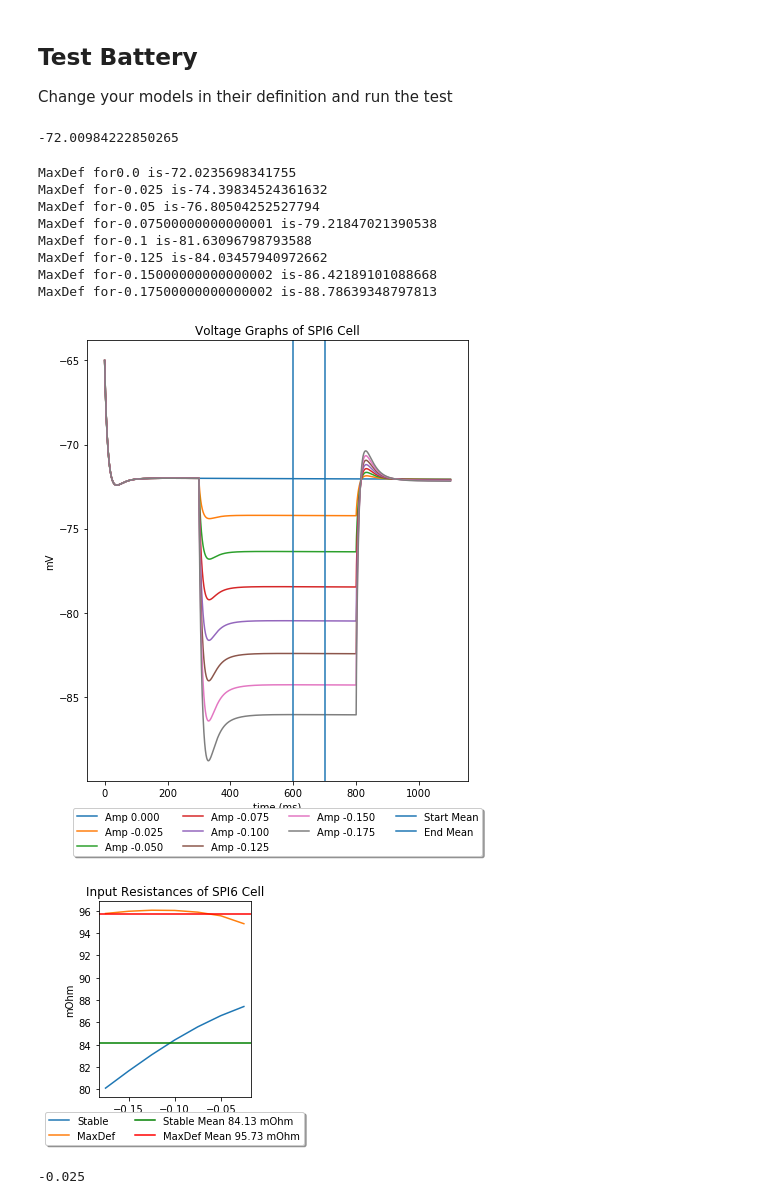
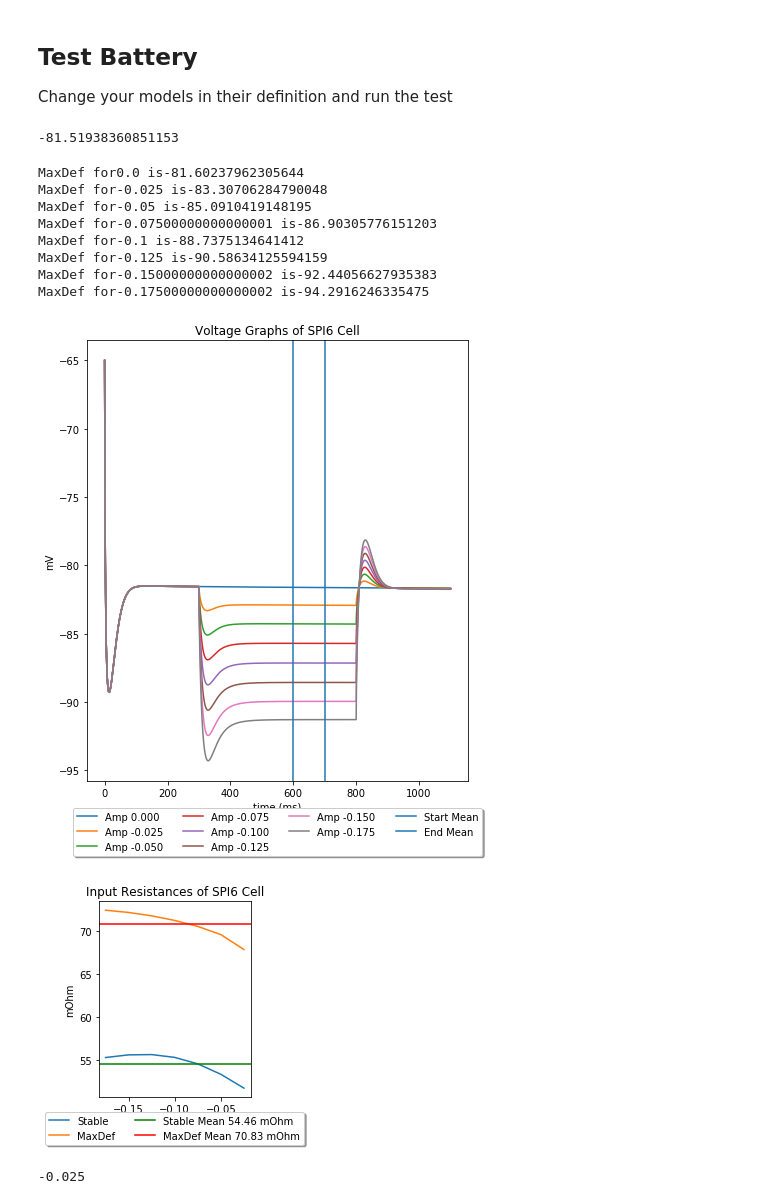
Before and after one commit to jhnnsrs/layer5-pyramidal-model, a Jupyter notebook: notebooks/Test Battery.ipynb, the cells around one changed output. Saved outputs shown, nothing was run; the diff lists cells and outputs as text; code cells hidden in the pictures.

```diff
--- a/notebooks/Test Battery.ipynb
+++ b/notebooks/Test Battery.ipynb
@@ -16,27 +16,24 @@ cellmodule = layer_v_1
 # %%
-reload(layer_v_1)
-cellmodule = layer_v_1
+reload(iteration1)
+cellmodule = iteration1
 
 rmp.calculateRMP(cellmodule.SPI6)
 # %% [output]
--72.00984222850265
+-81.51938360851153
 # %%
-reload(layer_v_1)
-cellmodule = layer_v_1
-reload(generic)
 
 inputresistances = generic.calculateInputResistance(cellmodule.SPI6, mult=-0.025, iterations=8, plot=True, delay=300, duration=500)
 # %% [output]
-MaxDef for0.0 is-72.0235698341755
-MaxDef for-0.025 is-74.39834524361632
-MaxDef for-0.05 is-76.80504252527794
-MaxDef for-0.07500000000000001 is-79.21847021390538
-MaxDef for-0.1 is-81.63096798793588
-MaxDef for-0.125 is-84.03457940972662
-MaxDef for-0.15000000000000002 is-86.42189101088668
-MaxDef for-0.17500000000000002 is-88.78639348797813
+MaxDef for0.0 is-81.60237962305644
+MaxDef for-0.025 is-83.30706284790048
+MaxDef for-0.05 is-85.0910419148195
+MaxDef for-0.07500000000000001 is-86.90305776151203
+MaxDef for-0.1 is-88.7375134641412
+MaxDef for-0.125 is-90.58634125594159
+MaxDef for-0.15000000000000002 is-92.44056627935383
+MaxDef for-0.17500000000000002 is-94.2916246335475
-[figure, old version]
+[figure, new version]
-[figure, old version]
+[figure, new version]
 # %%
 inputresistances[0][0]
 # %% [output]
```
Also changed, not shown: parts of 5 cells of this notebook, 24 other files.
